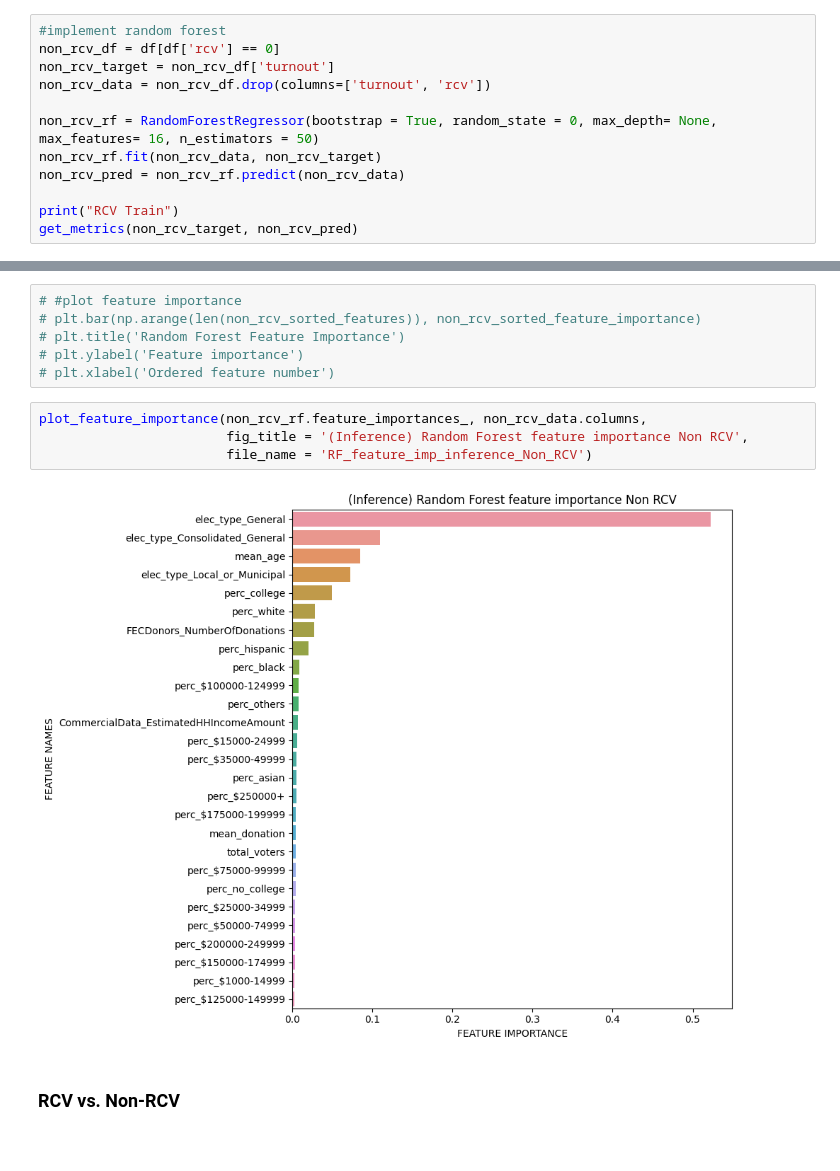
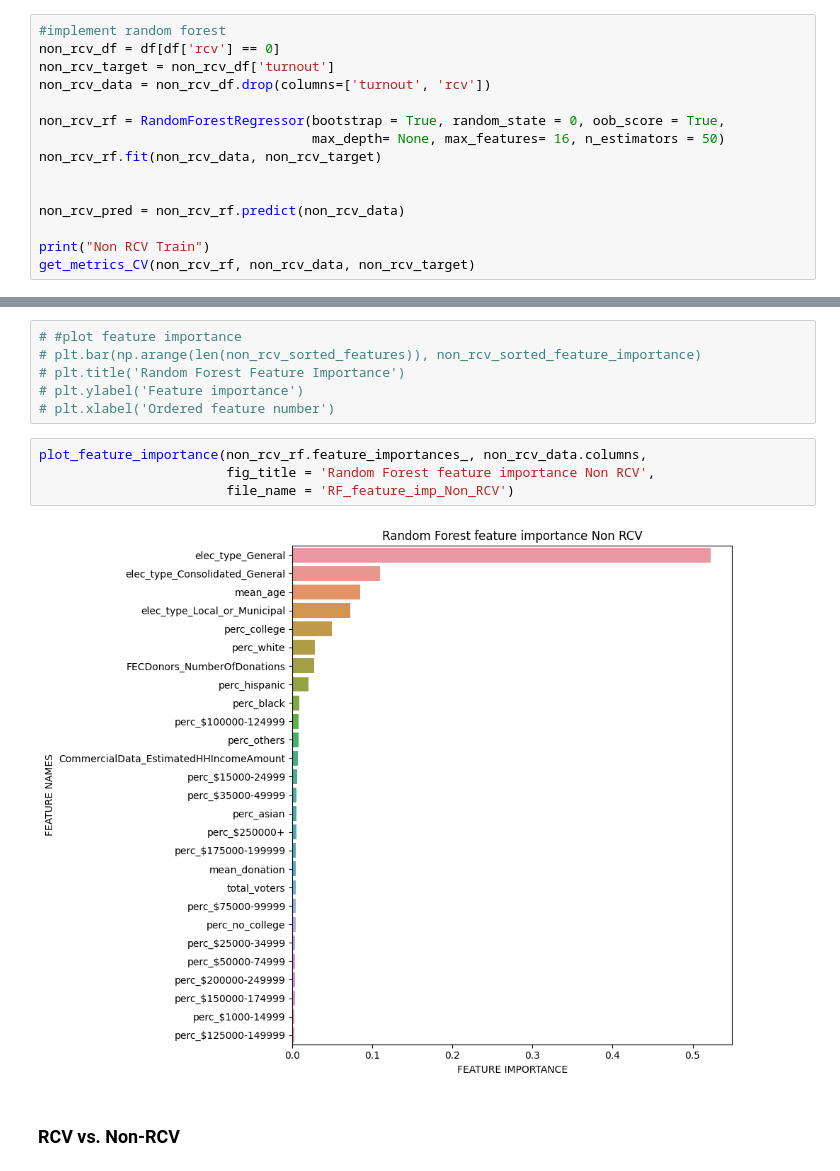
Before and after one commit to jnshzk/capstone, a Jupyter notebook: models.ipynb, the cells around one changed output, grey strips where cells are left out. Cells and saved outputs as stored; diff of their text form.

```diff
--- a/models.ipynb
+++ b/models.ipynb
@@ -464,10 +477,13 @@ non_rcv_df = df[df['rcv'] == 0]
 non_rcv_target = non_rcv_df['turnout']
 non_rcv_data = non_rcv_df.drop(columns=['turnout', 'rcv'])
 
-non_rcv_rf = RandomForestRegressor(bootstrap = True, random_state = 0, max_depth= None, max_features= 16, n_estimators = 50)
+non_rcv_rf = RandomForestRegressor(bootstrap = True, random_state = 0, oob_score = True,
+                                   max_depth= None, max_features= 16, n_estimators = 50)
 non_rcv_rf.fit(non_rcv_data, non_rcv_target)
+
+
 non_rcv_pred = non_rcv_rf.predict(non_rcv_data)
 
-print("RCV Train")
-get_metrics(non_rcv_target, non_rcv_pred)
+print("Non RCV Train")
+get_metrics_CV(non_rcv_rf, non_rcv_data, non_rcv_target)
 # %% [output]
@@ -504,10 +520,10 @@ Feature 26 (perc_$125000-149999) importance: 0.0019971153264471695
 # plt.xlabel('Ordered feature number')
 # %%
 plot_feature_importance(non_rcv_rf.feature_importances_, non_rcv_data.columns,
-                        fig_title = '(Inference) Random Forest feature importance Non RCV',
-                        file_name = 'RF_feature_imp_inference_Non_RCV')
+                        fig_title = 'Random Forest feature importance Non RCV',
+                        file_name = 'RF_feature_imp_Non_RCV')
 # %% [output]
-[figure, old version]
+[figure, new version]
 # %% [markdown]
 ### RCV vs. Non-RCV
 # %%
```
Also changed, not shown: parts of 9 cells of this notebook.
